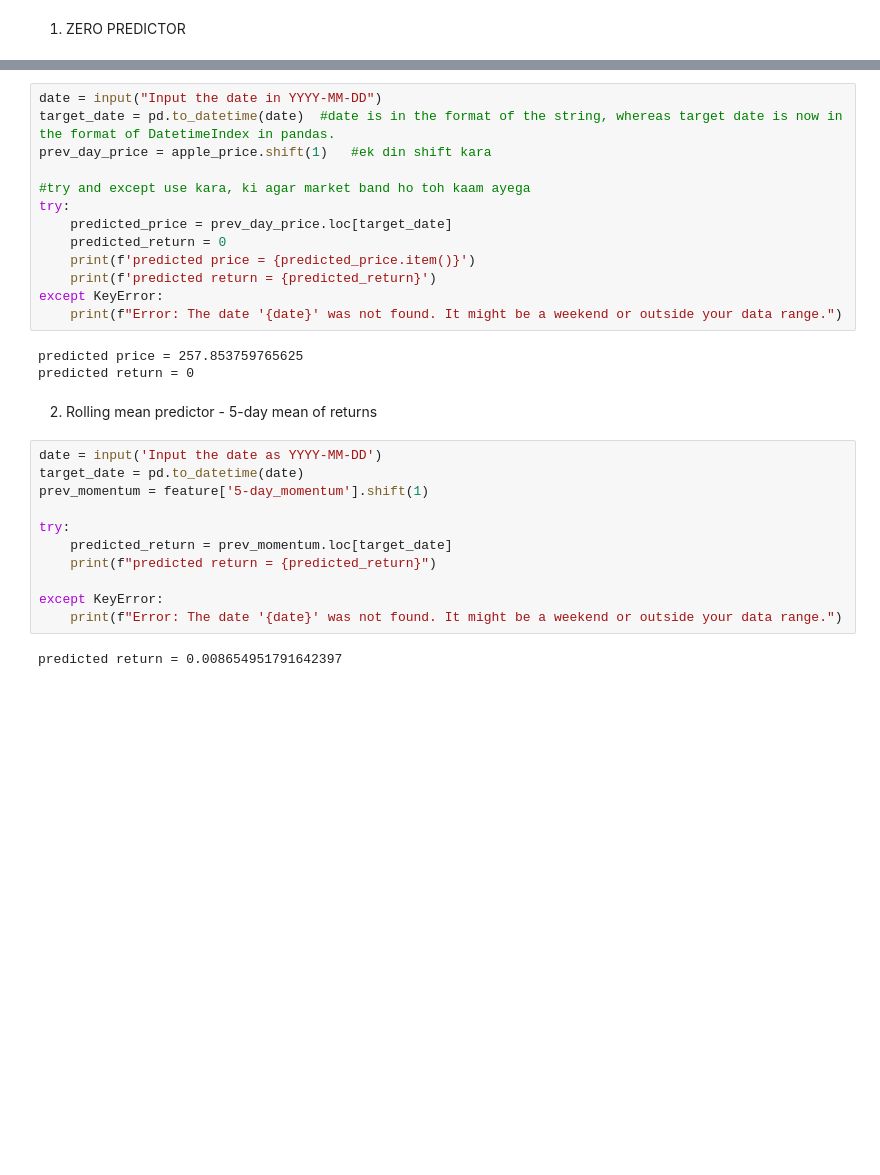
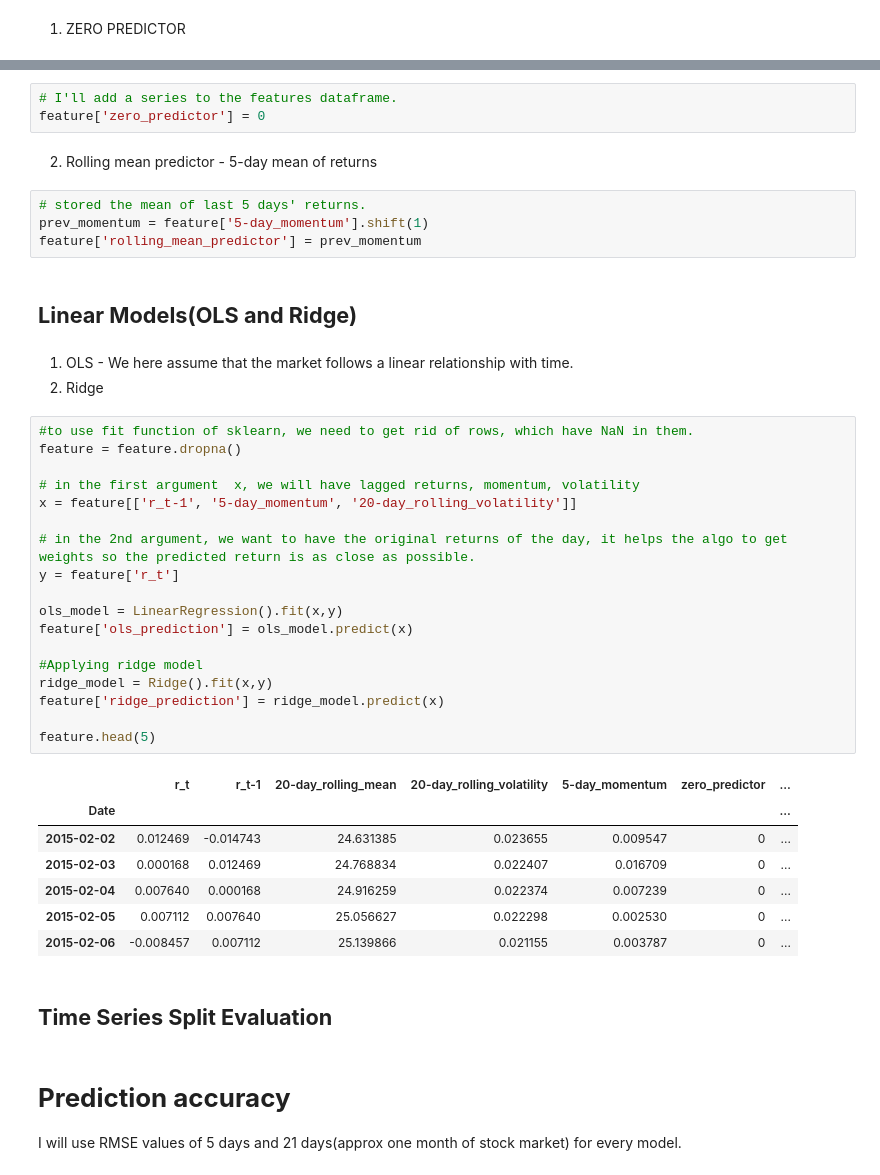
Before and after one commit to MaulikJain07/Predict2Optimize-WiDS-2025, a Jupyter notebook: week2/week2_analysis.ipynb, the cells around one changed output, grey strips where cells are left out. Drawn from its saved outputs; the diff is of its cells as text; blank space fills up the shorter version.

```diff
--- a/week2/week2_analysis.ipynb
+++ b/week2/week2_analysis.ipynb
@@ -43,31 +39,45 @@ pandas.core.indexes.datetimes.DatetimeIndex
 # %%
-date = input("Input the date in YYYY-MM-DD")
-target_date = pd.to_datetime(date)  #date is in the format of the string, whereas target date is now in the format of DatetimeIndex in pandas.
-prev_day_price = apple_price.shift(1)   #ek din shift kara
-
-#try and except use kara, ki agar market band ho toh kaam ayega
-try:
-    predicted_price = prev_day_price.loc[target_date]
-    predicted_return = 0
-    print(f'predicted price = {predicted_price.item()}')
-    print(f'predicted return = {predicted_return}')
-except KeyError:
-    print(f"Error: The date '{date}' was not found. It might be a weekend or outside your data range.")
+# I'll add a series to the features dataframe.
+feature['zero_predictor'] = 0
-# %% [output]
-predicted price = 257.853759765625
-predicted return = 0
 # %% [markdown]
 2. Rolling mean predictor - 5-day mean of returns
 # %%
-date = input('Input the date as YYYY-MM-DD')
-target_date = pd.to_datetime(date)
+# stored the mean of last 5 days' returns.
 prev_momentum = feature['5-day_momentum'].shift(1)
-
-try:
-    predicted_return = prev_momentum.loc[target_date]
-    print(f"predicted return = {predicted_return}")
-
-except KeyError:
-    print(f"Error: The date '{date}' was not found. It might be a weekend or outside your data range.")
+feature['rolling_mean_predictor'] = prev_momentum
-# %% [output]
-predicted return = 0.008654951791642397
+# %% [markdown]
+## **Linear Models(OLS and Ridge)**
+# %% [markdown]
+1. OLS - We here assume that the market follows a linear relationship with time.
+2. Ridge
+# %%
+#to use fit function of sklearn, we need to get rid of rows, which have NaN in them.
+feature = feature.dropna()
+
+# in the first argument  x, we will have lagged returns, momentum, volatility
+x = feature[['r_t-1', '5-day_momentum', '20-day_rolling_volatility']]
+
+# in the 2nd argument, we want to have the original returns of the day, it helps the algo to get weights so the predicted return is as close as possible.
+y = feature['r_t']
+
+ols_model = LinearRegression().fit(x,y)
+feature['ols_prediction'] = ols_model.predict(x)
+
+#Applying ridge model
+ridge_model = Ridge().fit(x,y)
+feature['ridge_prediction'] = ridge_model.predict(x)
+
+feature.head(5)
+# %% [output]
+|  | r_t | r_t-1 | 20-day_rolling_mean | 20-day_rolling_volatility | 5-day_momentum | zero_predictor | ... |
+| Date |  |  |  |  |  |  | ... |
+| 2015-02-02 | 0.012469 | -0.014743 | 24.631385 | 0.023655 | 0.009547 | 0 | ... |
+| 2015-02-03 | 0.000168 | 0.012469 | 24.768834 | 0.022407 | 0.016709 | 0 | ... |
+| 2015-02-04 | 0.007640 | 0.000168 | 24.916259 | 0.022374 | 0.007239 | 0 | ... |
+| 2015-02-05 | 0.007112 | 0.007640 | 25.056627 | 0.022298 | 0.002530 | 0 | ... |
+| 2015-02-06 | -0.008457 | 0.007112 | 25.139866 | 0.021155 | 0.003787 | 0 | ... |
+# %% [markdown]
+## **Time Series Split Evaluation**
+# %% [markdown]
+# **Prediction accuracy**
+I will use RMSE values of 5 days and 21 days(approx one month of stock market) for every model.
```
Also changed, not shown: parts of 7 cells of this notebook.
